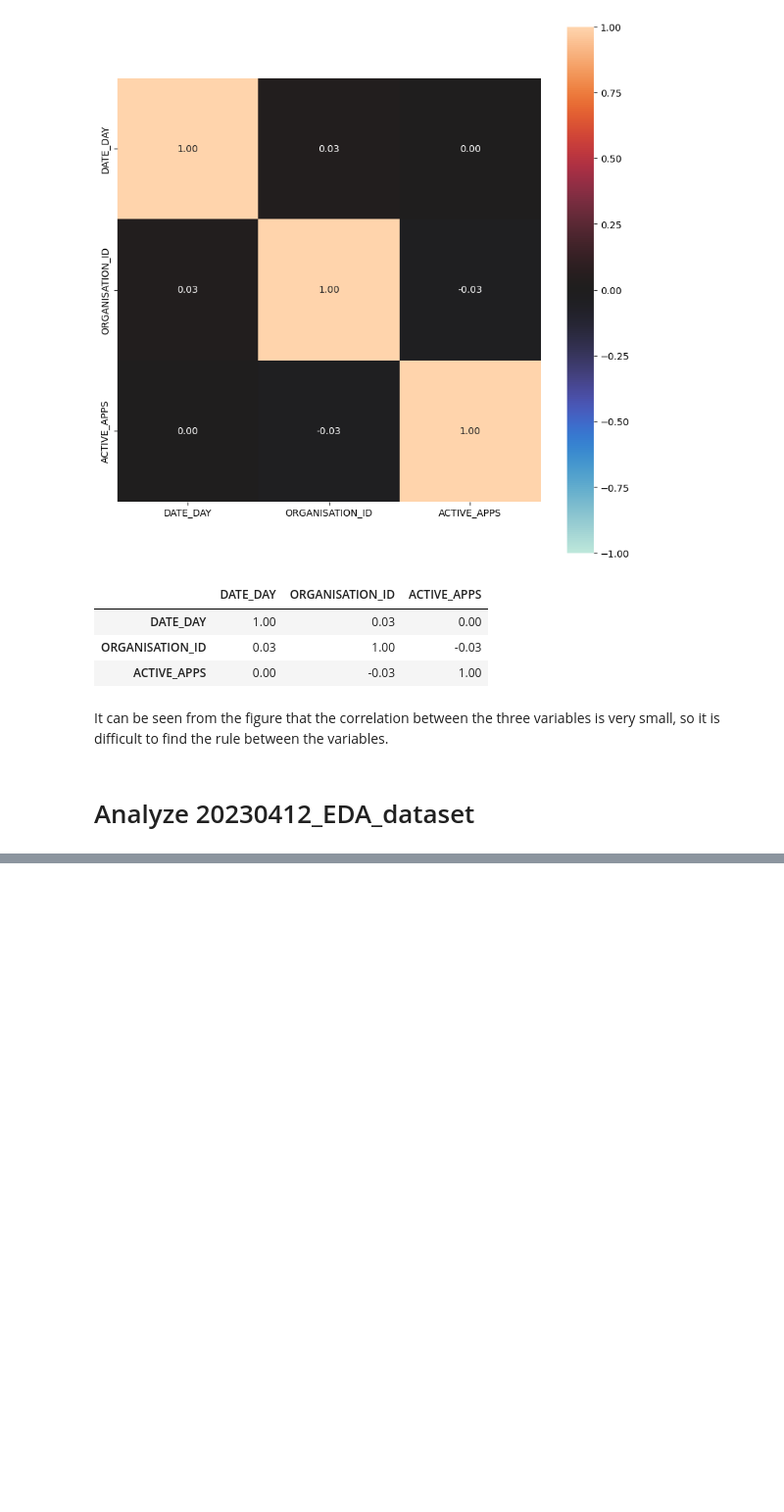
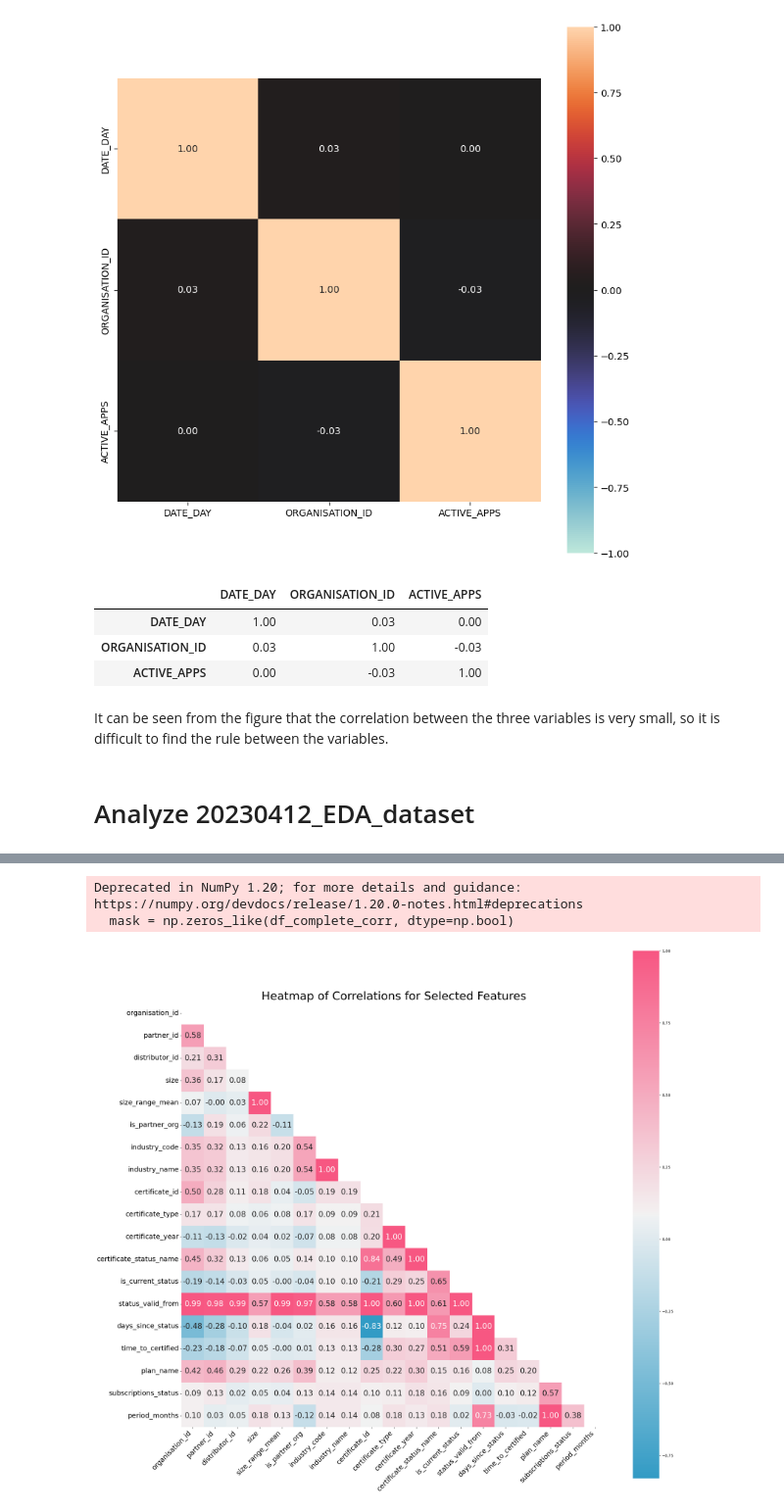
Before and after one commit to WWwalnut/ADS-public, a Jupyter notebook: EDA-part 2.ipynb, the cells around one changed output, grey strips where cells are left out. Shown at 98% size. Drawn from its saved outputs; the diff is of its cells as text; code cells hidden in the pictures; blank space fills up the shorter version.

```diff
--- a/EDA-part 2.ipynb
+++ b/EDA-part 2.ipynb
@@ -132,3 +123,20 @@ df_corr
+# %%
+# 转化为上三角矩阵
+mask = np.zeros_like(df_complete_corr, dtype=np.bool)
+mask[np.triu_indices_from(mask)] = True
+
+# 绘制半图
+fig, ax = plt.subplots(figsize=(25,25))
+cmap = sns.diverging_palette(230, 0, 90, 60, as_cmap=True)
+sns.heatmap(df_complete_corr, mask=mask, cmap=cmap, square=True, ax=ax, annot=True, fmt=".2f", annot_kws={"size":20})
+plt.xticks(rotation=45, ha='right', fontsize=18)
+plt.yticks(rotation=0, fontsize=18)
+plt.title('Heatmap of Correlations for Selected Features', fontsize=30)
+plt.show()
+# %% [output]
+Deprecated in NumPy 1.20; for more details and guidance: https://numpy.org/devdocs/release/1.20.0-notes.html#deprecations
+  mask = np.zeros_like(df_complete_corr, dtype=np.bool)
+[figure, added]
 # %%
 # 使用Seaborn库绘制相关性图
 fig, ax = plt.subplots(figsize=(40, 40))
```
Also changed, not shown: parts of 4 cells of this notebook.
